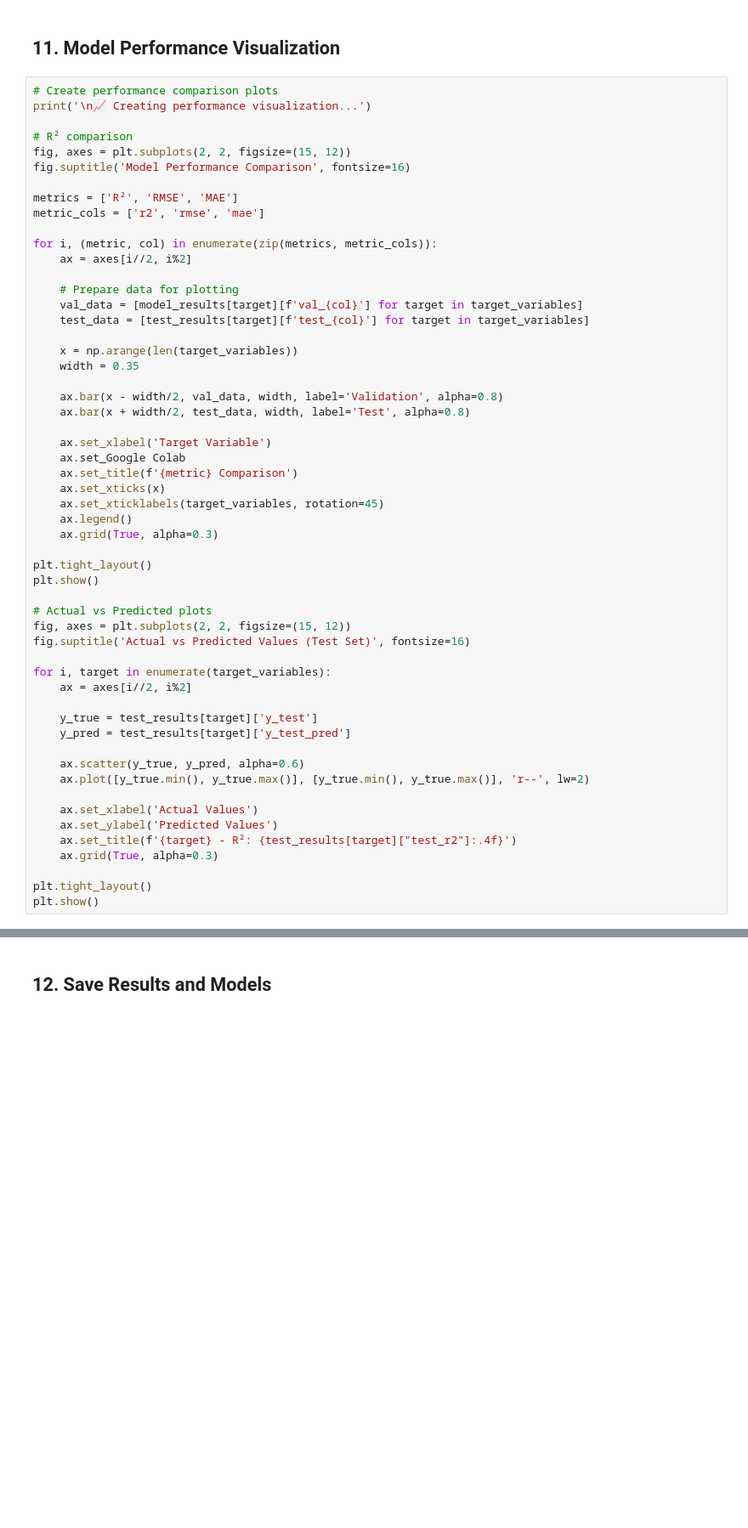
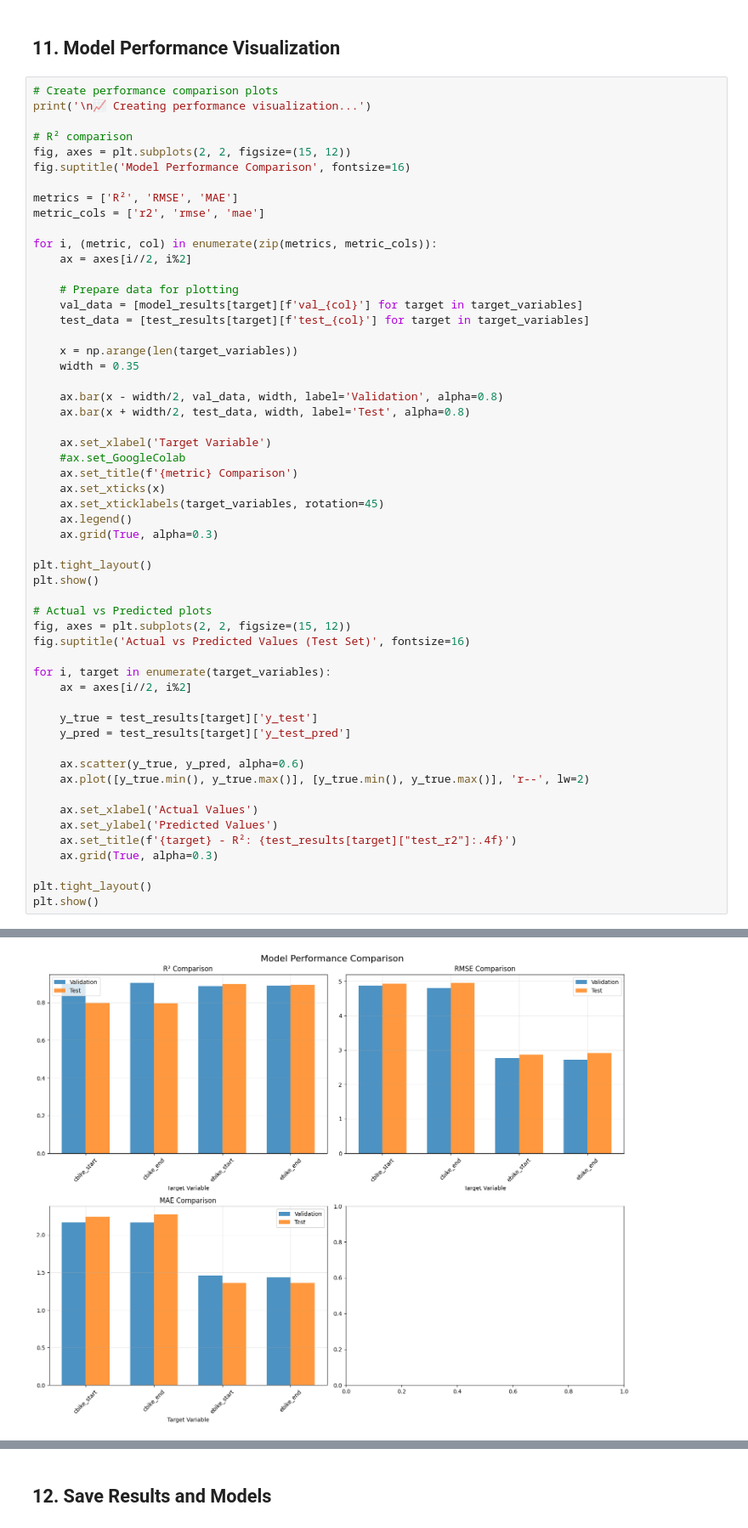
Before and after one commit to lishirley89/Demand-Prediction-for-Bike-Share-System-Expansion, a Jupyter notebook: code/model_xgboost.ipynb, the cells around one changed output, grey strips where cells are left out. Shown at 85% size. Cells and saved outputs as stored; diff of their text form; blank space fills up the shorter version.

```diff
--- a/code/model_xgboost.ipynb
+++ b/code/model_xgboost.ipynb
@@ -574,7 +764,7 @@ for i, (metric, col) in enumerate(zip(metrics, metric_cols)):
     ax.bar(x + width/2, test_data, width, label='Test', alpha=0.8)
 
     ax.set_xlabel('Target Variable')
-    ax.set_Google Colab
+    #ax.set_GoogleColab
     ax.set_title(f'{metric} Comparison')
     ax.set_xticks(x)
     ax.set_xticklabels(target_variables, rotation=45)
@@ -604,3 +794,4 @@ for i, target in enumerate(target_variables):
 
 plt.tight_layout()
 plt.show()
+# %% [output]
@@ -606,0 +799 @@ plt.show()
+[figure, added]
```
Also changed, not shown: parts of 14 cells of this notebook.
